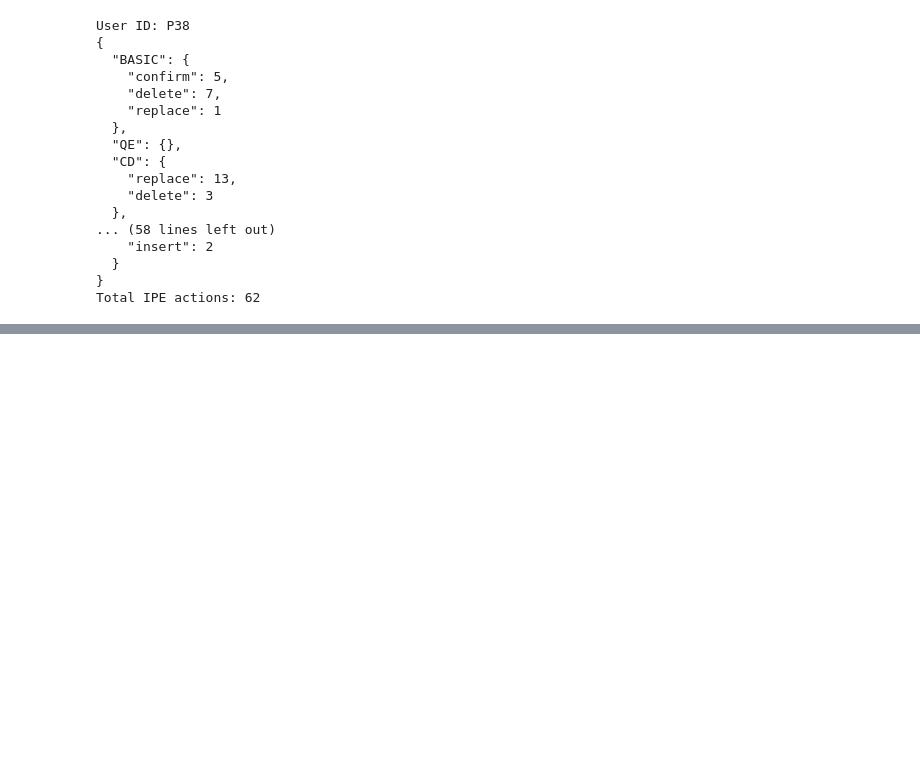
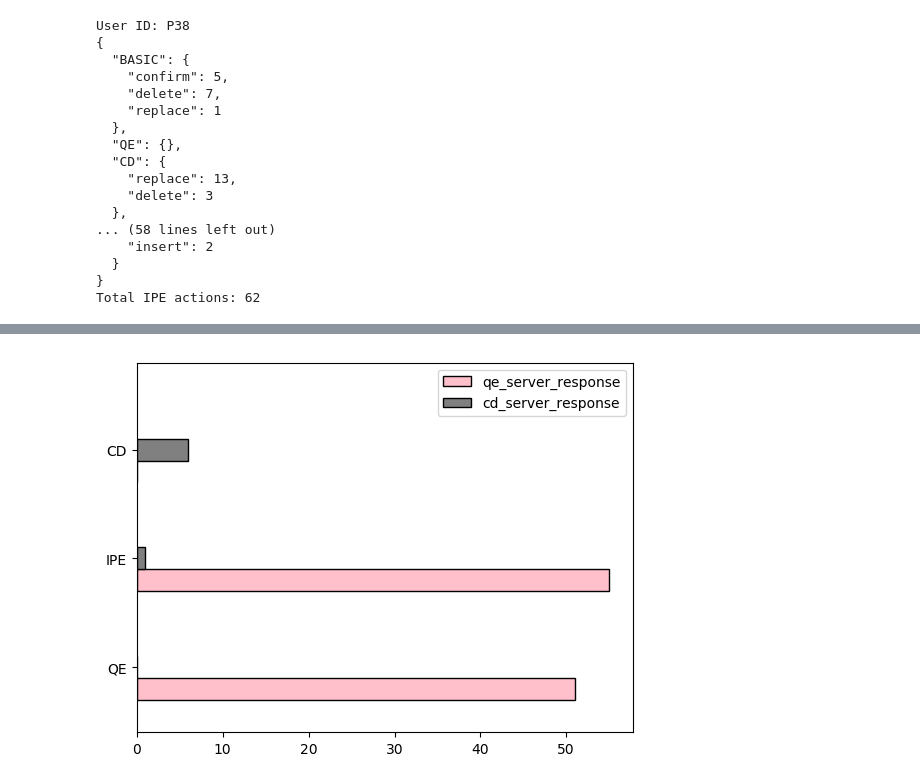
Before and after one commit to chrishokamp/handycat, a Jupyter notebook: experiments/log_analysis/ipe_user_study/analyze_ipe_session_logs.ipynb, the cells around one changed output, grey strips where cells are left out. Drawn from its saved outputs; the diff is of its cells as text; code cells hidden in the pictures; blank space fills up the shorter version.

```diff
--- a/experiments/log_analysis/ipe_user_study/analyze_ipe_session_logs.ipynb
+++ b/experiments/log_analysis/ipe_user_study/analyze_ipe_session_logs.ipynb
@@ -626,0 +631,54 @@ plt.show()
+# %%
+import matplotlib.pyplot as plt
+import numpy as np
+
+
+def barplot_server_responses(actions_by_setting):
+    plt.rcdefaults()
+    fig, ax = plt.subplots()
+
+    settings = ['QE', 'IPE', 'CD']
+    action_types = ['qe_server_response', 'cd_server_response']
+    action_colors = {
+        'cd_server_response': 'grey',
+        'qe_server_response': 'pink',
+        'confirm': 'blue'
+    }
+
+    ind = np.arange(len(settings))
+    width = 0.2
+
+    bar_groups = defaultdict(list)
+    # TODO: group label is setting
+    for setting in settings:
+        action_counts = actions_by_setting[setting]
+        for action in action_types:
+            if action in action_counts:
+                bar_groups[action].append(action_counts[action])
+            else:
+                bar_groups[action].append(0)
+
+    # TODO: colored legend by action type
+    for offset, (action, counts) in enumerate(bar_groups.items()):
+        ax.barh(ind + (width*offset), counts, width,
+                color=action_colors[action],
+                edgecolor='black',
+                linewidth=1,
+                label=action)
+
+    # Add the axis labels
+    #ax.set_ylabel("Editing Time (seconds)")
+    #ax.set_xlabel("Sentence Id (sorted by increasing length)")
+    ax.set(yticks=ind+(1*width),
+           yticklabels=settings,
+           ylim=[3*width - 1, len(settings)])
+
+    # Add a legend
+    handles, labels = ax.get_legend_handles_labels()
+    ax.legend(handles[::-1], labels[::-1], loc='upper right')
+    ax.legend()
+
+barplot_server_responses(user_actions_by_setting['P93'])
+plt.show()
+# %% [output]
+[figure, added]
```
Also changed, not shown: parts of 11 cells of this notebook.
